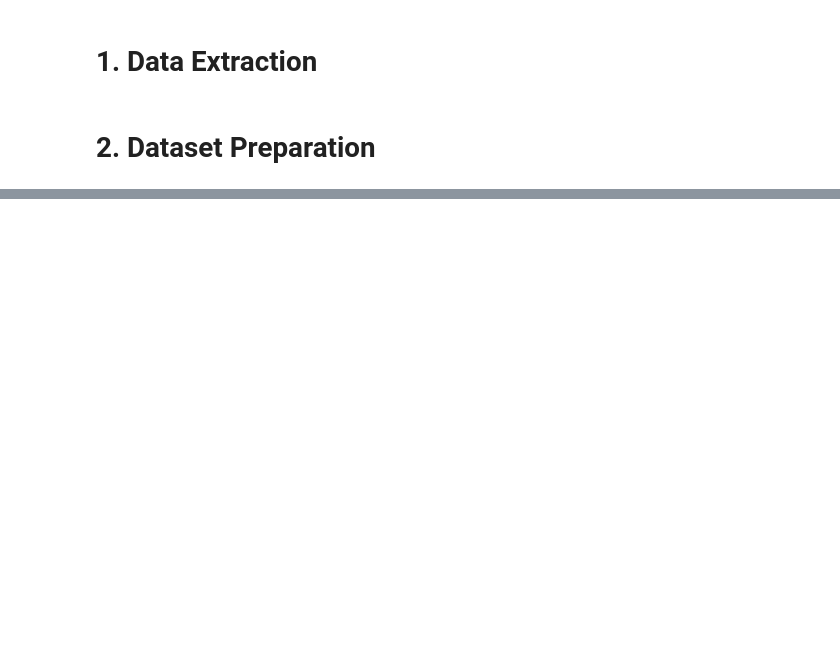
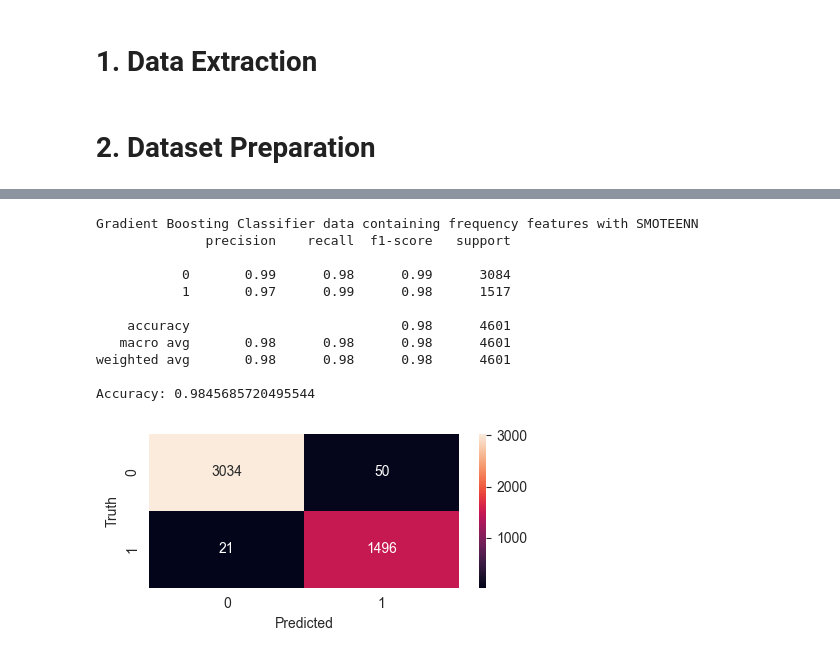
Before and after one commit to sserkanakin/bachelor-thesis-research-archive, a Jupyter notebook: code/data.ipynb, the cells around one changed output, grey strips where cells are left out. Cells and saved outputs as stored; diff of their text form; code cells hidden in the pictures; blank space fills up the shorter version.

```diff
--- a/code/data.ipynb
+++ b/code/data.ipynb
@@ -443,0 +530,7 @@ plt.show()
+# %%
+# smoteenn
+smoteenn = SMOTEENN(random_state=42)
+X_GDC_train_smoteenn, y_GDC_train_smoteenn = smoteenn.fit_resample(X_GDC_train, y_GDC_train)
+X_GDC_no_freq_train_smoteenn, y_GDC_no_freq_train_smoteenn = smoteenn.fit_resample(X_GDC_no_freq_train, y_GDC_no_freq_train)
+X_FF_train_smoteenn, y_FF_train_smoteenn = smoteenn.fit_resample(X_FF_train, y_FF_train)
+X_FF_no_freq_train_smoteenn, y_FF_no_freq_train_smoteenn = smoteenn.fit_resample(X_FF_no_freq_train, y_FF_no_freq_train)
@@ -443,0 +811,16 @@ plt.show()
+# %%
+print("Gradient Boosting Classifier data containing frequency features with SMOTEENN")
+evaluate_model(model, X_GDC_train_smoteenn, y_GDC_train_smoteenn, X_GDC_test, y_GDC_test)
+# %% [output]
+Gradient Boosting Classifier data containing frequency features with SMOTEENN
+              precision    recall  f1-score   support
+
+           0       0.99      0.98      0.99      3084
+           1       0.97      0.99      0.98      1517
+
+    accuracy                           0.98      4601
+   macro avg       0.98      0.98      0.98      4601
+weighted avg       0.98      0.98      0.98      4601
+
+Accuracy: 0.9845685720495544
+[figure, added]
```
Also changed, not shown: parts of 45 cells of this notebook, 5 other files.
